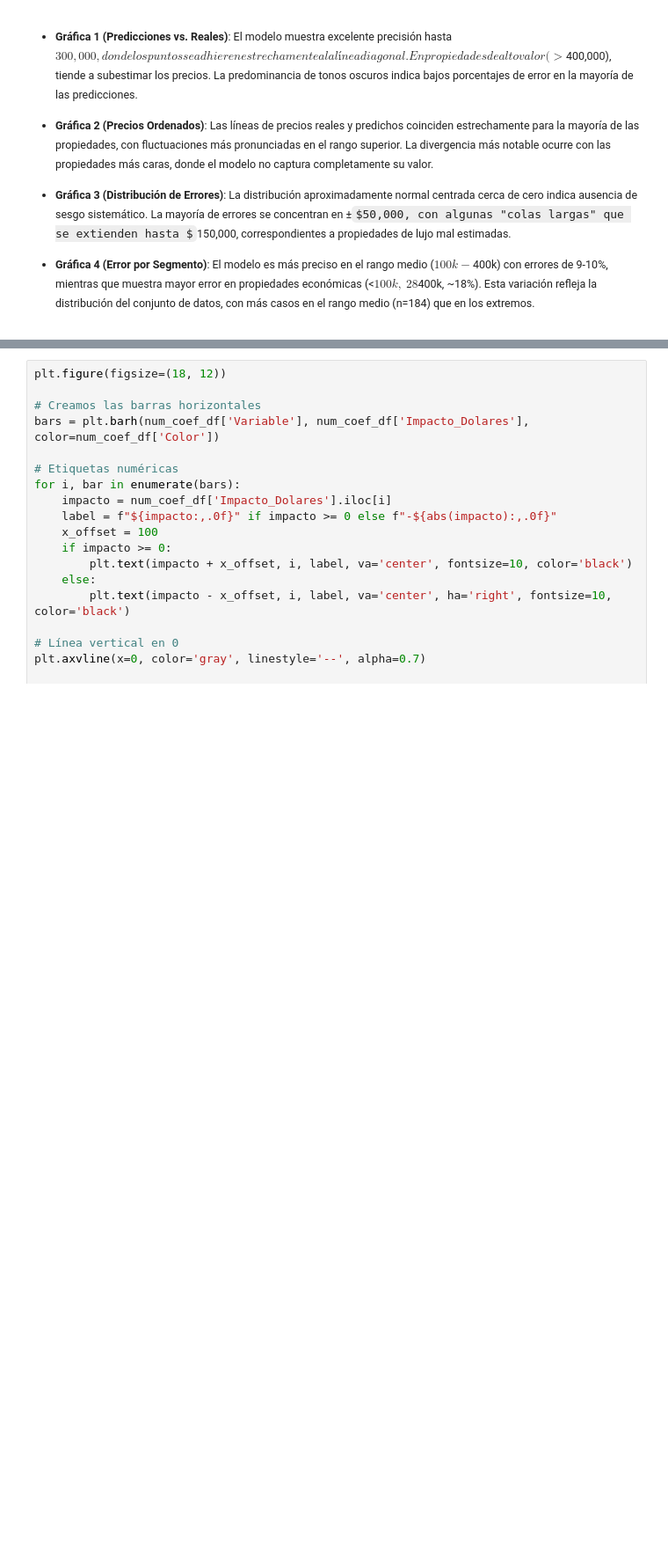
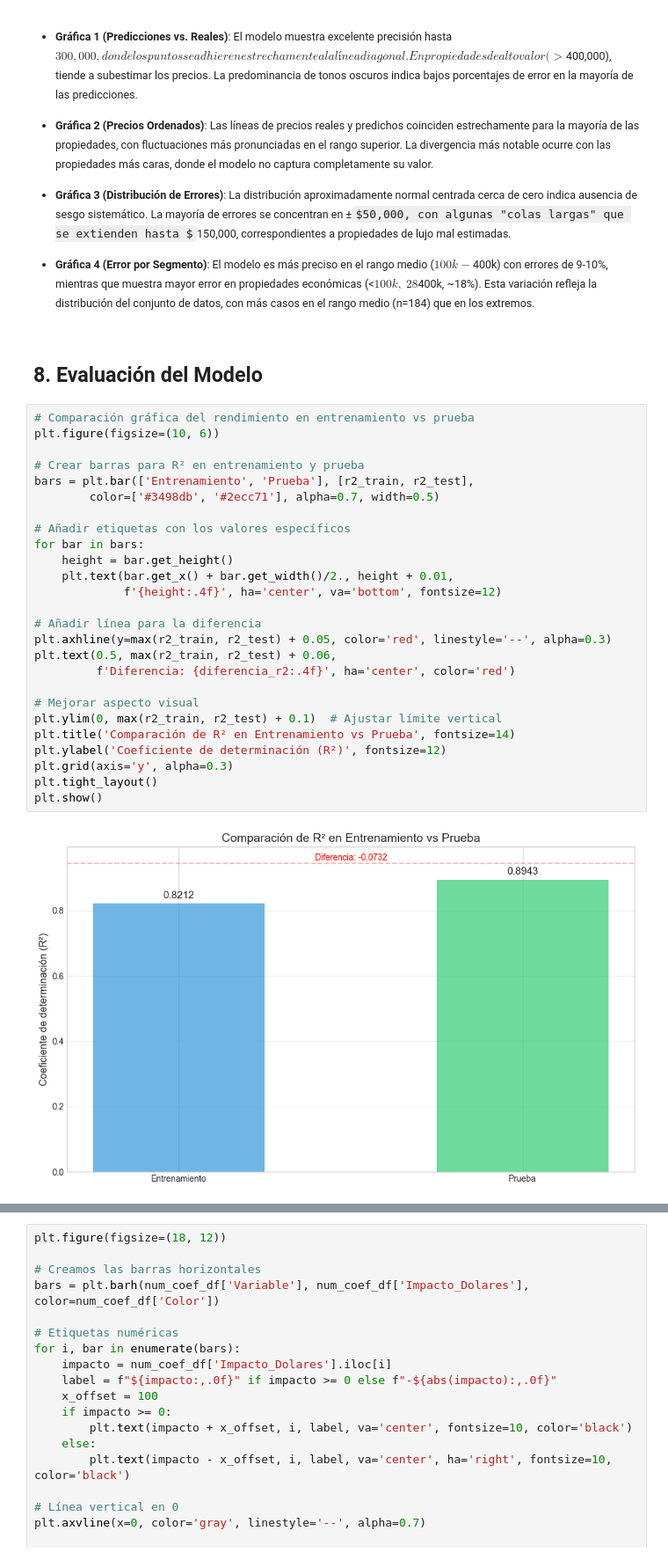
Before and after one commit to Bootcamp-IA-P4/e1_regression, a Jupyter notebook: ml-models/ridge-regression.ipynb, the cells around one changed output, grey strips where cells are left out. Shown at 88% size. Saved outputs shown, nothing was run; the diff lists cells and outputs as text; some formulas as TeX source; blank space fills up the shorter version.

Commit message:
Fix-Ridge: evaluation model

```diff
--- a/ml-models/ridge-regression.ipynb
+++ b/ml-models/ridge-regression.ipynb
@@ -741,3 +741,33 @@ plt.show()
 - **Gráfica 4 (Error por Segmento)**: El modelo es más preciso en el rango medio ($100k-$400k) con errores de 9-10%, mientras que muestra mayor error en propiedades económicas (<$100k, ~28%) y premium (>$400k, ~18%). Esta variación refleja la distribución del conjunto de datos, con más casos en el rango medio (n=184) que en los extremos.
 
 </small>
+# %% [markdown]
+## **8. Evaluación del Modelo**
+# %%
+# Comparación gráfica del rendimiento en entrenamiento vs prueba
+plt.figure(figsize=(10, 6))
+
+# Crear barras para R² en entrenamiento y prueba
+bars = plt.bar(['Entrenamiento', 'Prueba'], [r2_train, r2_test],
+        color=['#3498db', '#2ecc71'], alpha=0.7, width=0.5)
+
+# Añadir etiquetas con los valores específicos
+for bar in bars:
+    height = bar.get_height()
+    plt.text(bar.get_x() + bar.get_width()/2., height + 0.01,
+             f'{height:.4f}', ha='center', va='bottom', fontsize=12)
+
+# Añadir línea para la diferencia
+plt.axhline(y=max(r2_train, r2_test) + 0.05, color='red', linestyle='--', alpha=0.3)
+plt.text(0.5, max(r2_train, r2_test) + 0.06,
+         f'Diferencia: {diferencia_r2:.4f}', ha='center', color='red')
+
+# Mejorar aspecto visual
+plt.ylim(0, max(r2_train, r2_test) + 0.1)  # Ajustar límite vertical
+plt.title('Comparación de R² en Entrenamiento vs Prueba', fontsize=14)
+plt.ylabel('Coeficiente de determinación (R²)', fontsize=12)
+plt.grid(axis='y', alpha=0.3)
+plt.tight_layout()
+plt.show()
+# %% [output]
+[figure, added]
```
Also changed, not shown: parts of 5 cells of this notebook.
